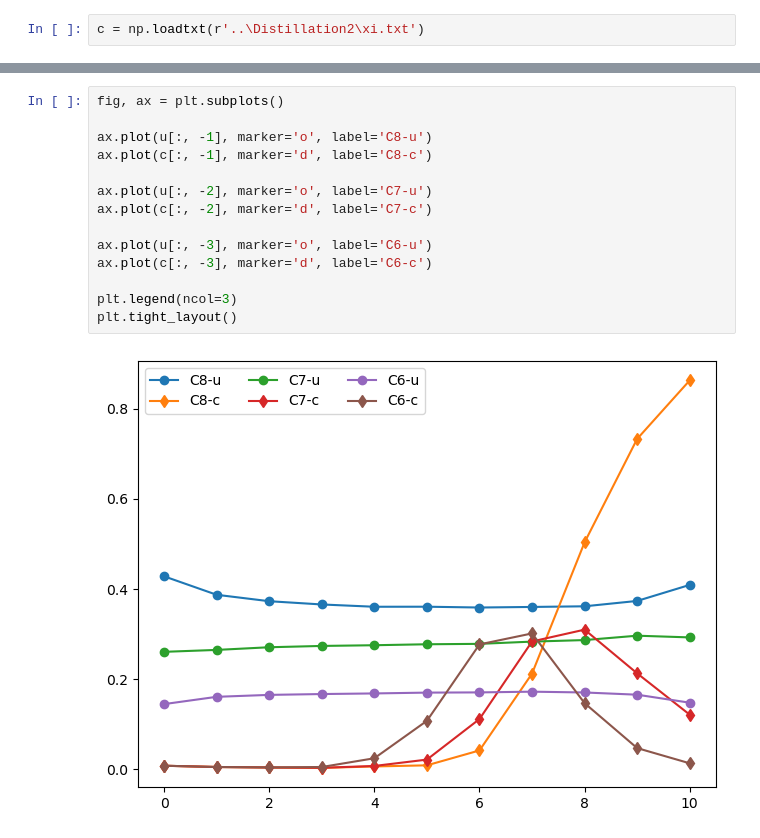
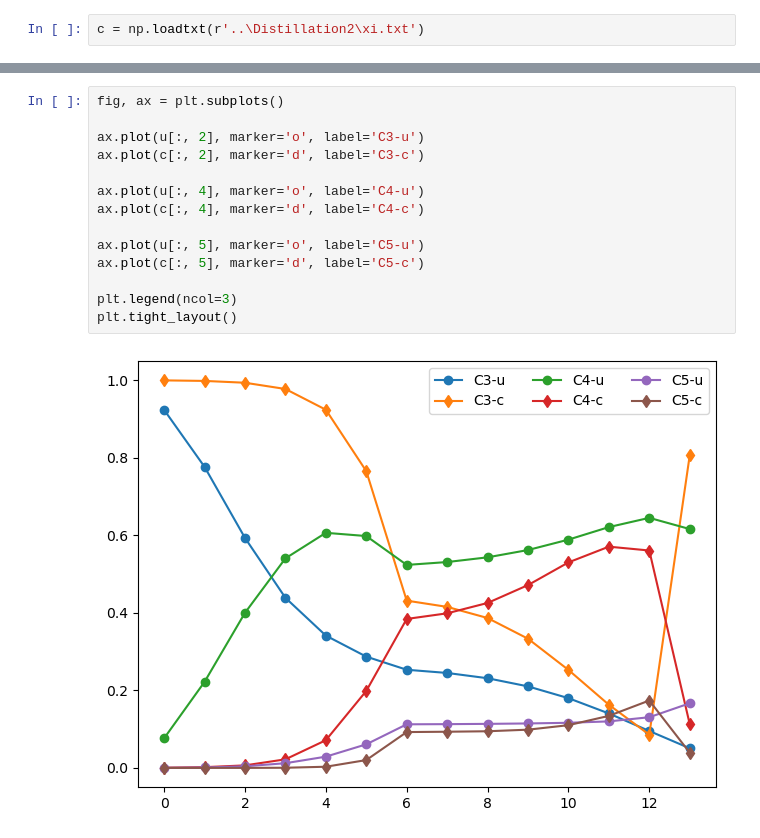
Before and after one commit to VChuzlov/My_Project, a Jupyter notebook: plots.ipynb, the cells around one changed output, grey strips where cells are left out. Cells and saved outputs as stored; diff of their text form.

```diff
--- a/plots.ipynb
+++ b/plots.ipynb
@@ -12,19 +12,19 @@ c.shape, u.shape
 # %%
 fig, ax = plt.subplots()
 
-ax.plot(u[:, -1], marker='o', label='C8-u')
-ax.plot(c[:, -1], marker='d', label='C8-c')
+ax.plot(u[:, 2], marker='o', label='C3-u')
+ax.plot(c[:, 2], marker='d', label='C3-c')
 
-ax.plot(u[:, -2], marker='o', label='C7-u')
-ax.plot(c[:, -2], marker='d', label='C7-c')
+ax.plot(u[:, 4], marker='o', label='C4-u')
+ax.plot(c[:, 4], marker='d', label='C4-c')
 
-ax.plot(u[:, -3], marker='o', label='C6-u')
-ax.plot(c[:, -3], marker='d', label='C6-c')
+ax.plot(u[:, 5], marker='o', label='C5-u')
+ax.plot(c[:, 5], marker='d', label='C5-c')
 
 plt.legend(ncol=3)
 plt.tight_layout()
 # %% [output]
-[figure, old version]
+[figure, new version]
 # %%
 fig, ax = plt.subplots()
 
```
Also changed, not shown: parts of 2 cells of this notebook, 1 other file.
